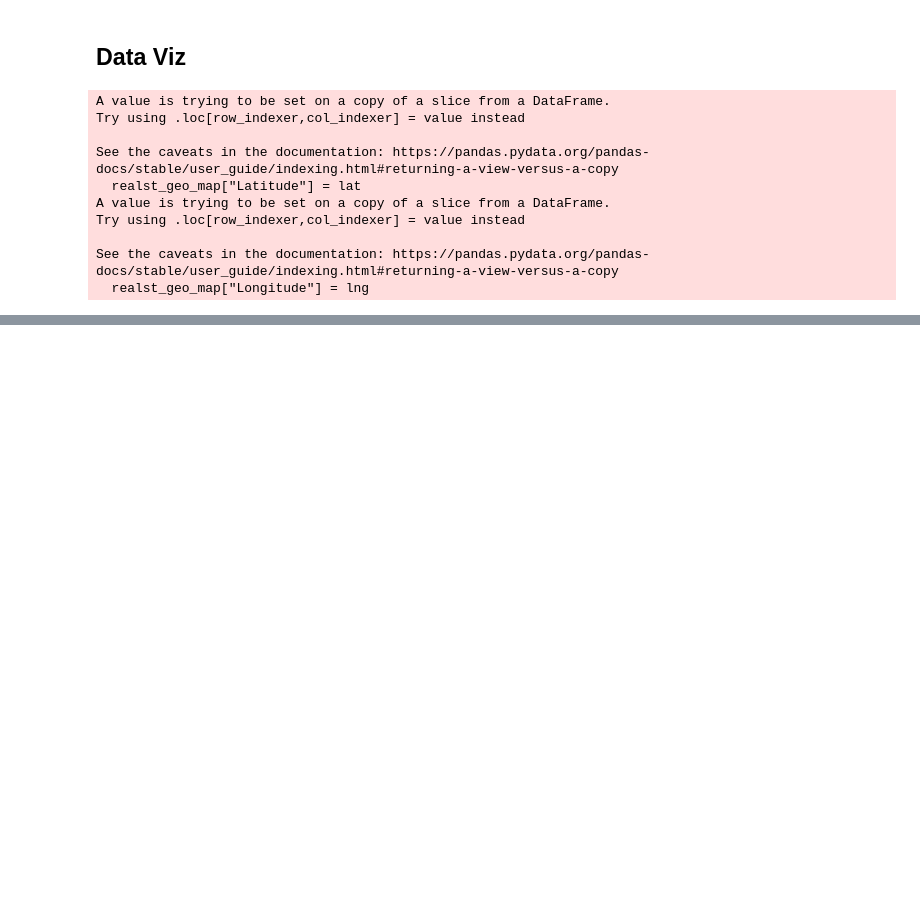
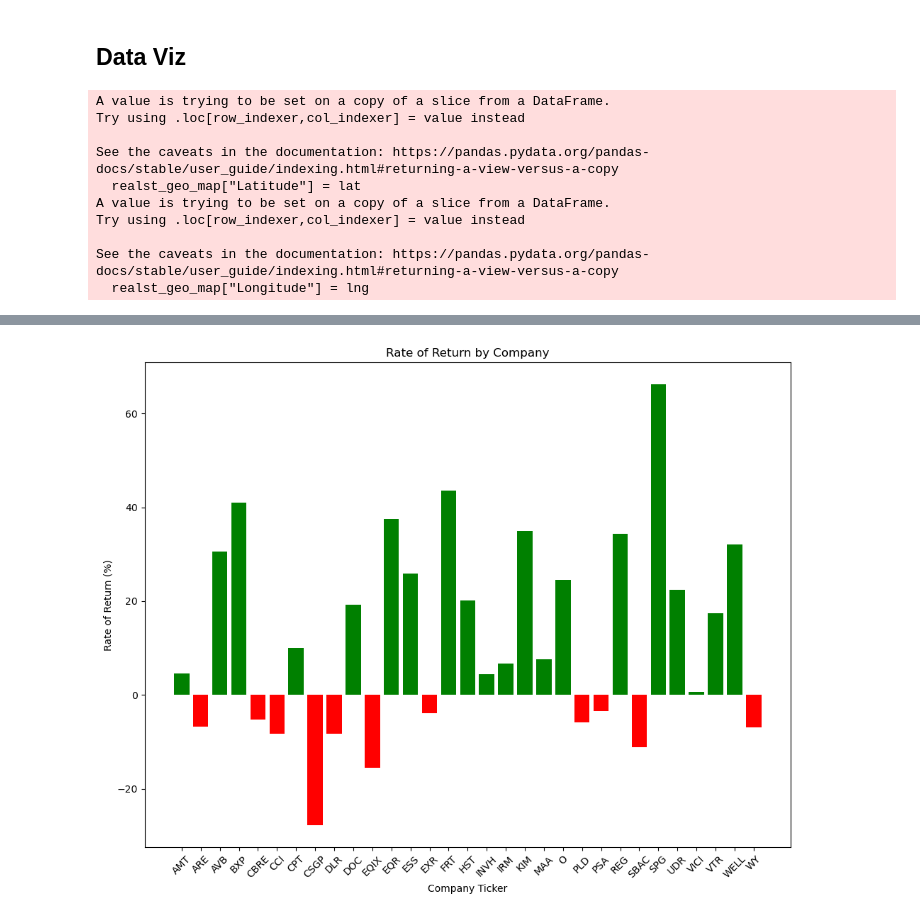
Before and after one commit to icherniavskyi/project-1, a Jupyter notebook: data_analysis.ipynb, the cells around one changed output, grey strips where cells are left out. Cells and saved outputs as stored; diff of their text form; code cells hidden in the pictures; blank space fills up the shorter version.

Commit message:
Adding RoR calculations and Bar graph

```diff
--- a/data_analysis.ipynb
+++ b/data_analysis.ipynb
@@ -185,3 +186,21 @@ map_plot = realst_geo_map.hvplot.points(
 map_plot
 # %% [output]
 [interactive output not drawn]
+# %%
+# Monthly rate of return for real estate
+
+# Filter for January's opening prices
+jan_open = final_stock[final_stock["Date"] == "Jan"][["Symbol", "Open"]].set_index("Symbol")
+
+# Filter for December's closing prices
+dec_close = final_stock[final_stock["Date"] == "Dec"][["Symbol", "Close"]].set_index("Symbol")
+
+# Calculate the rate of return
+ror = ((jan_open["Open"] - dec_close["Close"]) / dec_close["Close"])*100
+
+# Create a new DataFrame for rate of returns
+ror_data = pd.DataFrame(ror, columns=['Rate of Return'])
+ror_data.reset_index(inplace=True)
+
+# Show the results
+ror_data
@@ -187,0 +225,21 @@ map_plot
+# %%
+# Assign colors to negative and positive rate of returns
+colors = ["green" if x >= 0 else "red" for x in ror_data['Rate of Return']]
+
+# Create an area for the graph
+plt.figure(figsize=(10, 8))
+
+# Plot the bar graph and assign the lables
+plt.bar(ror_data['Symbol'], ror_data['Rate of Return'], color=colors)
+plt.xlabel('Company Ticker')
+plt.ylabel('Rate of Return (%)')
+plt.title('Rate of Return by Company')
+plt.xticks(rotation=45)
+
+# Accurately display the graph
+plt.tight_layout()
+
+# Show the graph
+plt.show()
+# %% [output]
+[figure, added]
```
Also changed, not shown: parts of 4 cells of this notebook.
